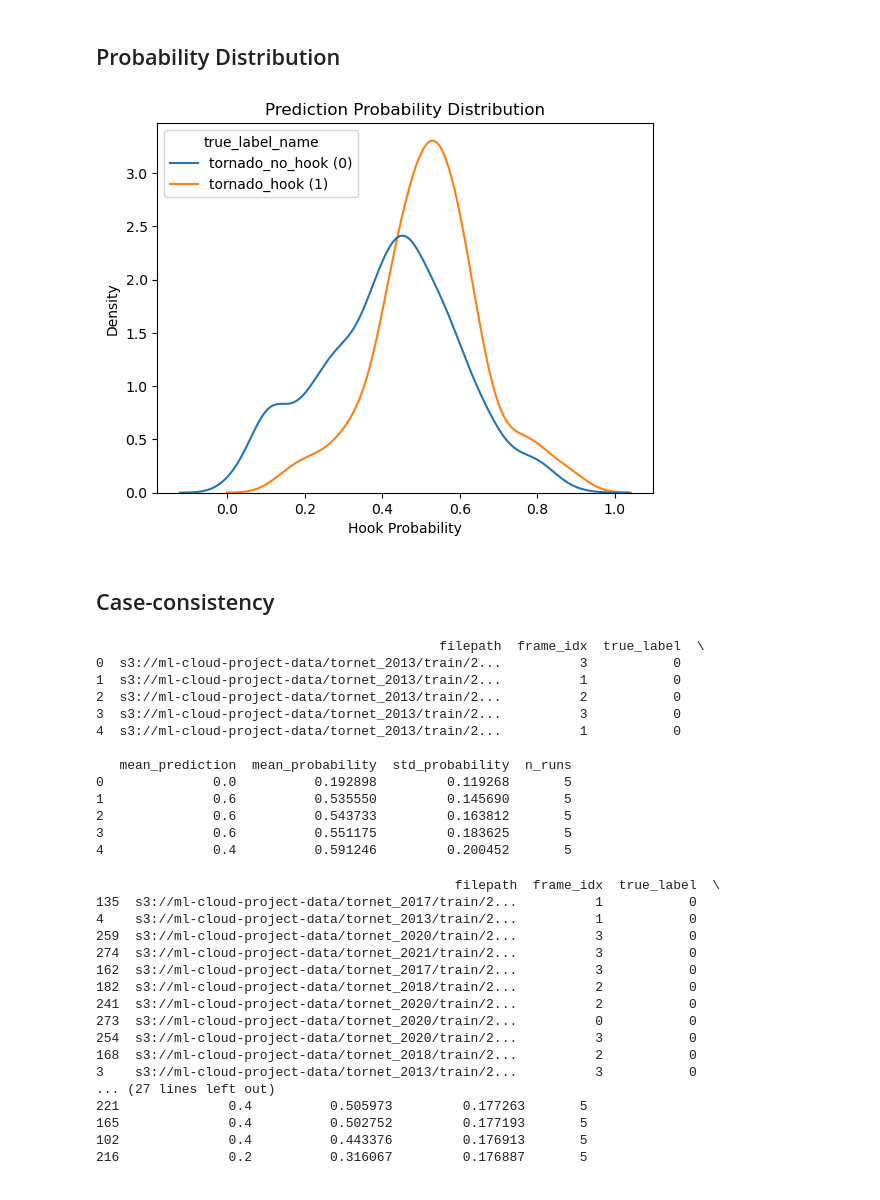
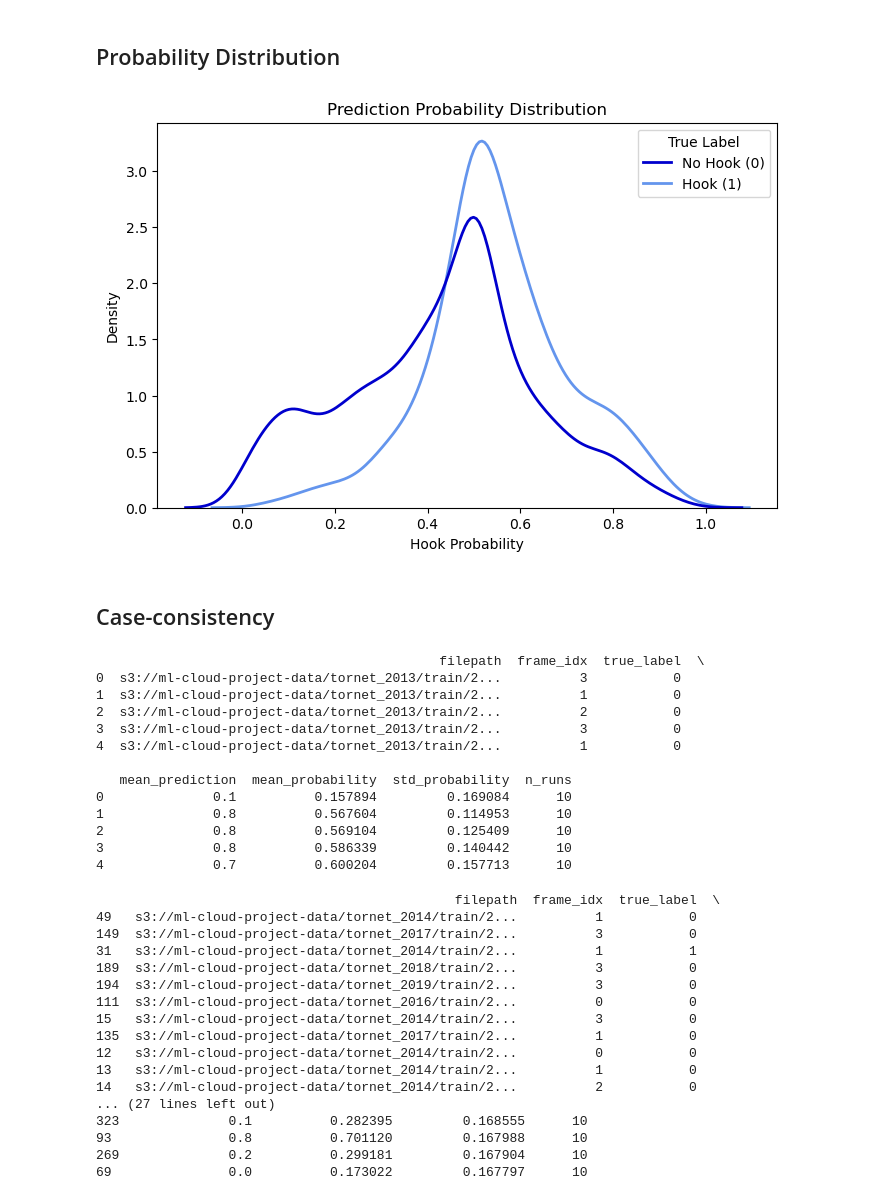
Before and after one commit to UW-MLGEO/2026MLGeo-CloudsTeam, a Jupyter notebook: torhook_model_PLOTS.ipynb, the cells around one changed output. Drawn from its saved outputs; the diff is of its cells as text; code cells hidden in the pictures.

Commit message:
final updates and to model and plotting notebooks

```diff
--- a/torhook_model_PLOTS.ipynb
+++ b/torhook_model_PLOTS.ipynb
@@ -36,12 +41,17 @@ import pandas as pd
 import numpy as np
 from sklearn.metrics import confusion_matrix
 
-files = [
+files = [ # these are saved locally and the .csv names will probably be different
     "tornet_validation_predictions_2ndrun.csv",
     "tornet_validation_predictions_3rdrun.csv",
     "tornet_validation_predictions_4thrun.csv",
     "tornet_validation_predictions_5thrun.csv",
-    "tornet_validation_predictions_6thrun.csv"
+    "tornet_validation_predictions_6thrun.csv",
+    "tornet_validation_predictions_7thrun.csv",
+    "tornet_validation_predictions_8thrun.csv",
+    "tornet_validation_predictions_9thrun.csv",
+    "tornet_validation_predictions_10thrun.csv",
+    "tornet_validation_predictions_11thrun.csv"
 ]
 
 dfs = []
@@ -170,26 +177,38 @@ plt.show()
 # %% [markdown]
 ## Probability Distribution
 # %%
-combined["true_label_name"] = combined["true_label"].map({
-    0: "tornado_no_hook (0)",
-    1: "tornado_hook (1)"
-})
-
 import seaborn as sns
 import matplotlib.pyplot as plt
 
-sns.kdeplot(
+combined["true_label_name"] = combined["true_label"].map({
+    0: "No Hook (0)",
+    1: "Hook (1)"
+})
+
+plt.figure(figsize=(8,5))
+
+ax = sns.kdeplot(
     data=combined,
     x="hook_probability",
     hue="true_label_name",
-    common_norm=False
+    common_norm=False,
+    palette={
+        "No Hook (0)": "mediumblue",
+        "Hook (1)": "cornflowerblue"
+    },
+    linewidth=2
 )
 
 plt.title("Prediction Probability Distribution")
 plt.xlabel("Hook Probability")
+plt.ylabel("Density")
+
+# Change the title of the existing legend
+ax.get_legend().set_title("True Label")
+
 plt.show()
 # %% [output]
-[figure, old version]
+[figure, new version]
 # %% [markdown]
 ## Case-consistency
 # %%
@@ -216,31 +235,31 @@ print(case_summary.head())
 4  s3://ml-cloud-project-data/tornet_2013/train/2...          1           0
 
    mean_prediction  mean_probability  std_probability  n_runs
-0              0.0          0.192898         0.119268       5
-1              0.6          0.535550         0.145690       5
-2              0.6          0.543733         0.163812       5
-3              0.6          0.551175         0.183625       5
-4              0.4          0.591246         0.200452       5
+0              0.1          0.157894         0.169084      10
+1              0.8          0.567604         0.114953      10
+2              0.8          0.569104         0.125409      10
+3              0.8          0.586339         0.140442      10
+4              0.7          0.600204         0.157713      10
 # %%
 uncertain_cases = case_summary.sort_values("std_probability", ascending=False)
 
 print(uncertain_cases.head(20))
 # %% [output]
                                               filepath  frame_idx  true_label  \
+49   s3://ml-cloud-project-data/tornet_2014/train/2...          1           0
+149  s3://ml-cloud-project-data/tornet_2017/train/2...          3           0
+31   s3://ml-cloud-project-data/tornet_2014/train/2...          1           1
+189  s3://ml-cloud-project-data/tornet_2018/train/2...          3           0
+194  s3://ml-cloud-project-data/tornet_2019/train/2...          3           0
+111  s3://ml-cloud-project-data/tornet_2016/train/2...          0           0
+15   s3://ml-cloud-project-data/tornet_2014/train/2...          3           0
 135  s3://ml-cloud-project-data/tornet_2017/train/2...          1           0
-4    s3://ml-cloud-project-data/tornet_2013/train/2...          1           0
-259  s3://ml-cloud-project-data/tornet_2020/train/2...          3           0
-274  s3://ml-cloud-project-data/tornet_2021/train/2...          3           0
-162  s3://ml-cloud-project-data/tornet_2017/train/2...          3           0
-182  s3://ml-cloud-project-data/tornet_2018/train/2...          2           0
-241  s3://ml-cloud-project-data/tornet_2020/train/2...          2           0
-273  s3://ml-cloud-project-data/tornet_2020/train/2...          0           0
-254  s3://ml-cloud-project-data/tornet_2020/train/2...          3           0
-168  s3://ml-cloud-project-data/tornet_2018/train/2...          2           0
-3    s3://ml-cloud-project-data/tornet_2013/train/2...          3           0
+12   s3://ml-cloud-project-data/tornet_2014/train/2...          0           0
+13   s3://ml-cloud-project-data/tornet_2014/train/2...          1           0
+14   s3://ml-cloud-project-data/tornet_2014/train/2...          2           0
 ... (27 lines left out)
-221              0.4          0.505973         0.177263       5
-165              0.4          0.502752         0.177193       5
-102              0.4          0.443376         0.176913       5
-216              0.2          0.316067         0.176887       5
+323              0.1          0.282395         0.168555      10
+93               0.8          0.701120         0.167988      10
+269              0.2          0.299181         0.167904      10
+69               0.0          0.173022         0.167797      10
 # %% [markdown]
```
Also changed, not shown: parts of 9 cells of this notebook, 1 other file.
